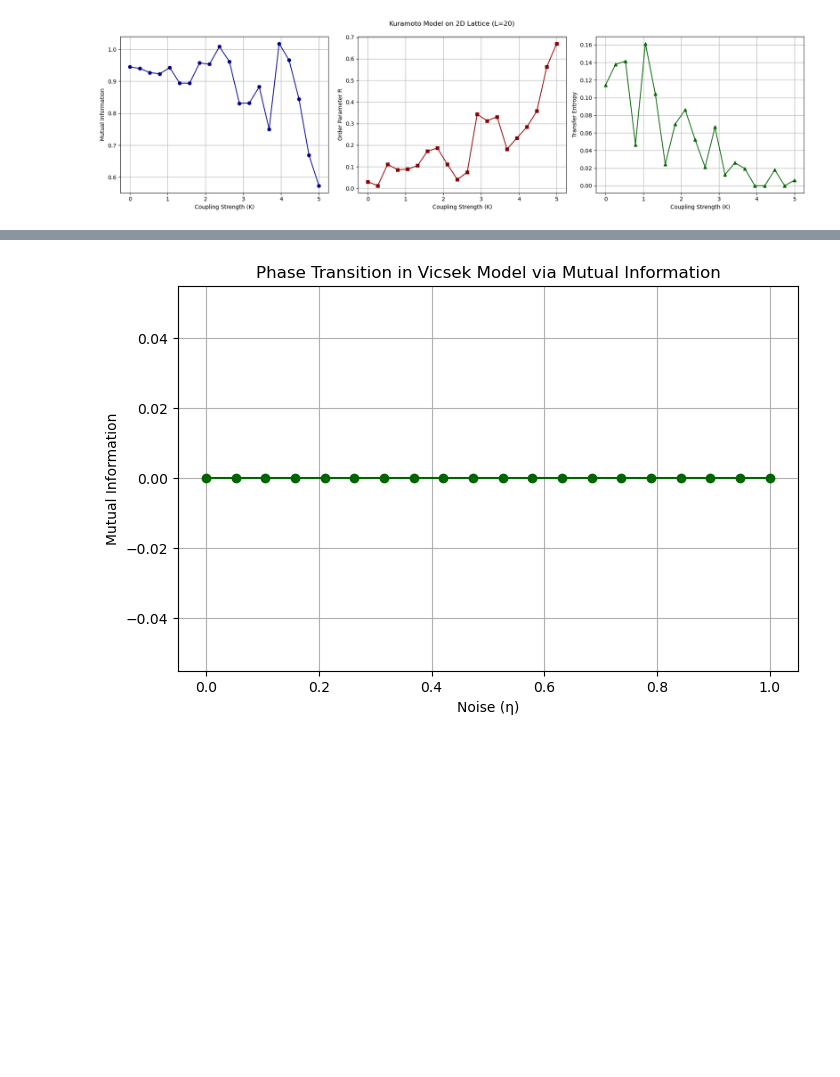
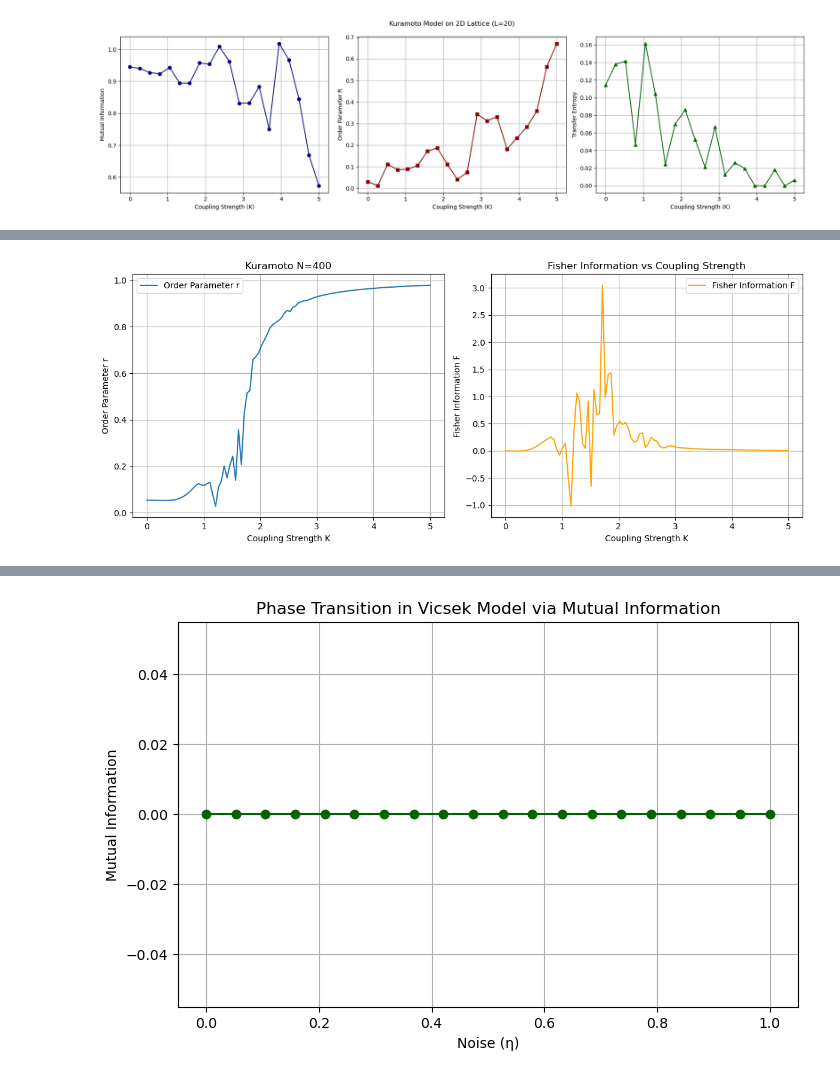
Before and after one commit to cyrilrommens/PhD_2, a Jupyter notebook: Metric_exploration.ipynb, the cells around one changed output, grey strips where cells are left out. Saved outputs shown, nothing was run; the diff lists cells and outputs as text; code cells hidden in the pictures; blank space fills up the shorter version.

```diff
--- a/Metric_exploration.ipynb
+++ b/Metric_exploration.ipynb
@@ -251,0 +297,26 @@ plt.show()
+# %%
+# Plotting
+plt.figure(figsize=(12, 5))
+
+# Order parameter plot
+plt.subplot(1, 2, 1)
+plt.plot(K_values, r_values, label='Order Parameter r')
+plt.xlabel('Coupling Strength K')
+plt.ylabel('Order Parameter r')
+plt.title('Kuramoto N=400')
+plt.grid(True)
+plt.legend()
+
+# Fisher Information plot
+plt.subplot(1, 2, 2)
+plt.plot(K_values, F_values, label='Fisher Information F', color='orange')
+plt.xlabel('Coupling Strength K')
+plt.ylabel('Fisher Information F')
+plt.title('Fisher Information vs Coupling Strength')
+plt.grid(True)
+plt.legend()
+
+plt.tight_layout()
+plt.show()
+# %% [output]
+[figure, added]
```
Also changed, not shown: parts of 2 cells of this notebook, 1 other file.
